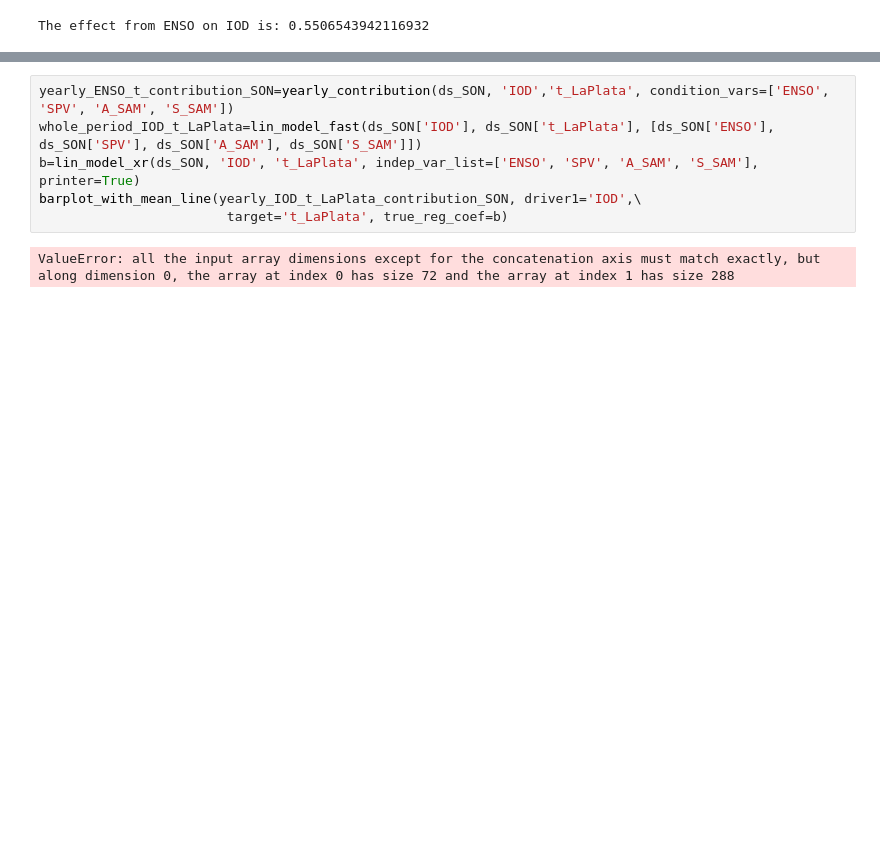
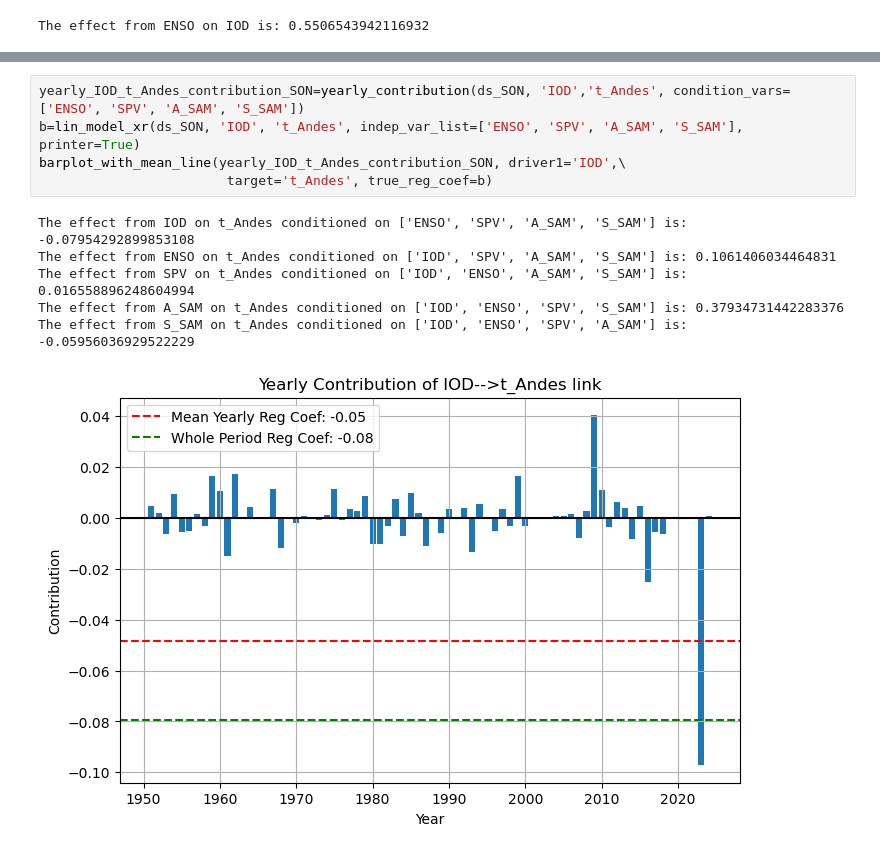
Before and after one commit to giulianolattus-crypto/work, a Jupyter notebook: whole_period_effects/yearly_contributions_whole_period.ipynb, the cells around one changed output, grey strips where cells are left out. Drawn from its saved outputs; the diff is of its cells as text; blank space fills up the shorter version.

```diff
--- a/whole_period_effects/yearly_contributions_whole_period.ipynb
+++ b/whole_period_effects/yearly_contributions_whole_period.ipynb
@@ -359,8 +395,12 @@ The effect from ENSO on A_SAM conditioned on IOD is: -0.5711811995787874
 # %%
-yearly_ENSO_t_contribution_SON=yearly_contribution(ds_SON, 'IOD','t_LaPlata', condition_vars=['ENSO', 'SPV', 'A_SAM', 'S_SAM'])
-whole_period_IOD_t_LaPlata=lin_model_fast(ds_SON['IOD'], ds_SON['t_LaPlata'], [ds_SON['ENSO'], ds_SON['SPV'], ds_SON['A_SAM'], ds_SON['S_SAM']])
-b=lin_model_xr(ds_SON, 'IOD', 't_LaPlata', indep_var_list=['ENSO', 'SPV', 'A_SAM', 'S_SAM'], printer=True)
-barplot_with_mean_line(yearly_IOD_t_LaPlata_contribution_SON, driver1='IOD',\
-                        target='t_LaPlata', true_reg_coef=b)
+yearly_IOD_t_Andes_contribution_SON=yearly_contribution(ds_SON, 'IOD','t_Andes', condition_vars=['ENSO', 'SPV', 'A_SAM', 'S_SAM'])
+b=lin_model_xr(ds_SON, 'IOD', 't_Andes', indep_var_list=['ENSO', 'SPV', 'A_SAM', 'S_SAM'], printer=True)
+barplot_with_mean_line(yearly_IOD_t_Andes_contribution_SON, driver1='IOD',\
+                        target='t_Andes', true_reg_coef=b)
 # %% [output]
-ValueError: all the input array dimensions except for the concatenation axis must match exactly, but along dimension 0, the array at index 0 has size 72 and the array at index 1 has size 288
+The effect from IOD on t_Andes conditioned on ['ENSO', 'SPV', 'A_SAM', 'S_SAM'] is: -0.07954292899853108
+The effect from ENSO on t_Andes conditioned on ['IOD', 'SPV', 'A_SAM', 'S_SAM'] is: 0.1061406034464831
+The effect from SPV on t_Andes conditioned on ['IOD', 'ENSO', 'A_SAM', 'S_SAM'] is: 0.016558896248604994
+The effect from A_SAM on t_Andes conditioned on ['IOD', 'ENSO', 'SPV', 'S_SAM'] is: 0.37934731442283376
+The effect from S_SAM on t_Andes conditioned on ['IOD', 'ENSO', 'SPV', 'A_SAM'] is: -0.05956036929522229
+[figure, added]
```
Also changed, not shown: parts of 13 cells of this notebook, 36 other files.
